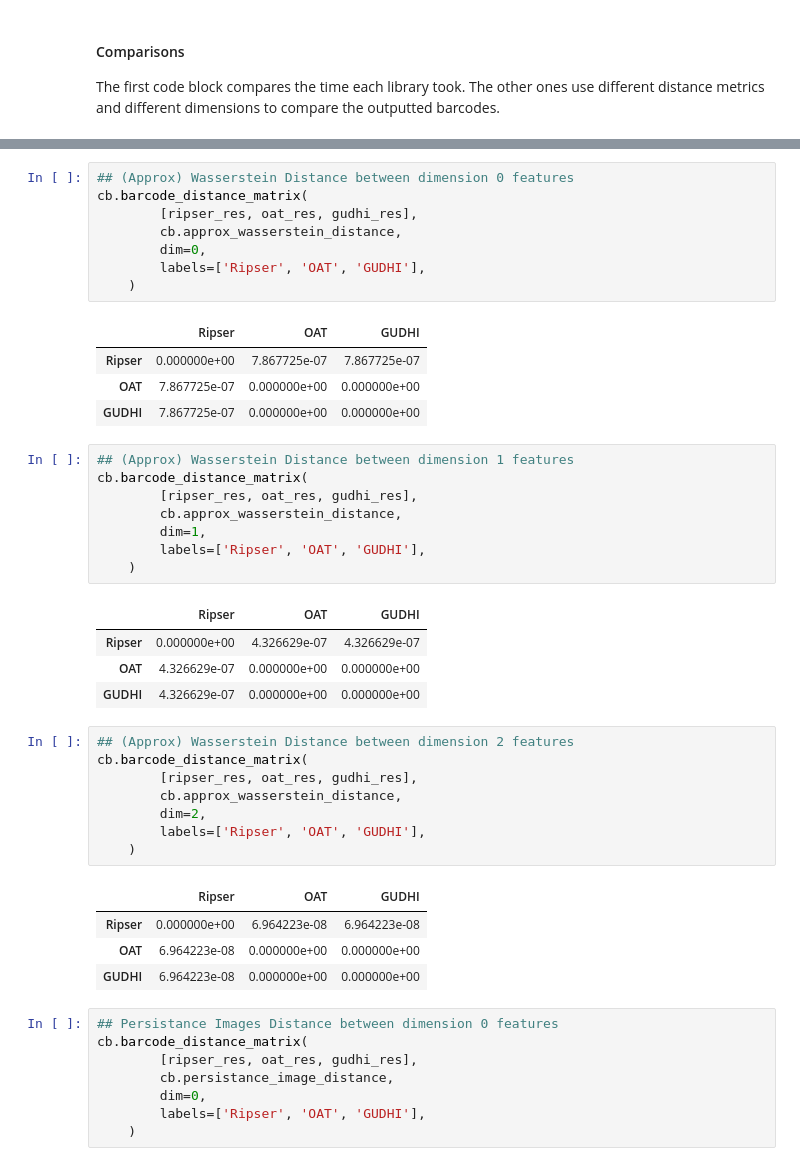
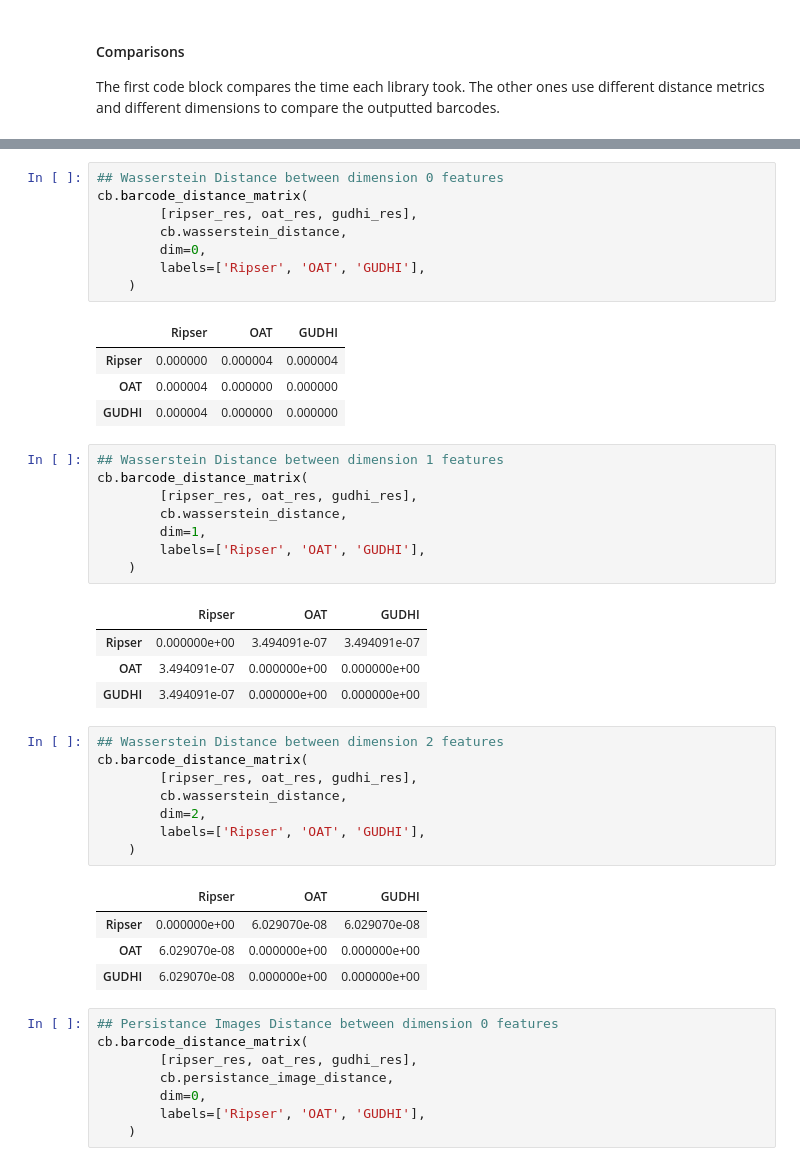
Before and after one commit to etscheelk/2024SummerTopo, a Jupyter notebook: Gavin/playtime/library_comparisons.ipynb, the cells around one changed output, grey strips where cells are left out. Drawn from its saved outputs; the diff is of its cells as text.

```diff
--- a/Gavin/playtime/library_comparisons.ipynb
+++ b/Gavin/playtime/library_comparisons.ipynb
@@ -158,42 +161,42 @@ pd.DataFrame(data={'Library': ['Ripser', 'OAT', 'GUDHI'], 'Time (sec)': [ripser_
 # %%
-## (Approx) Wasserstein Distance between dimension 0 features
+## Wasserstein Distance between dimension 0 features
 cb.barcode_distance_matrix(
         [ripser_res, oat_res, gudhi_res],
-        cb.approx_wasserstein_distance,
+        cb.wasserstein_distance,
         dim=0,
         labels=['Ripser', 'OAT', 'GUDHI'],
     )
 # %% [output]
 |  | Ripser | OAT | GUDHI |
-| Ripser | 0.000000e+00 | 7.867725e-07 | 7.867725e-07 |
-| OAT | 7.867725e-07 | 0.000000e+00 | 0.000000e+00 |
-| GUDHI | 7.867725e-07 | 0.000000e+00 | 0.000000e+00 |
+| Ripser | 0.000000 | 0.000004 | 0.000004 |
+| OAT | 0.000004 | 0.000000 | 0.000000 |
+| GUDHI | 0.000004 | 0.000000 | 0.000000 |
 # %%
-## (Approx) Wasserstein Distance between dimension 1 features
+## Wasserstein Distance between dimension 1 features
 cb.barcode_distance_matrix(
         [ripser_res, oat_res, gudhi_res],
-        cb.approx_wasserstein_distance,
+        cb.wasserstein_distance,
         dim=1,
         labels=['Ripser', 'OAT', 'GUDHI'],
     )
 # %% [output]
 |  | Ripser | OAT | GUDHI |
-| Ripser | 0.000000e+00 | 4.326629e-07 | 4.326629e-07 |
-| OAT | 4.326629e-07 | 0.000000e+00 | 0.000000e+00 |
-| GUDHI | 4.326629e-07 | 0.000000e+00 | 0.000000e+00 |
+| Ripser | 0.000000e+00 | 3.494091e-07 | 3.494091e-07 |
+| OAT | 3.494091e-07 | 0.000000e+00 | 0.000000e+00 |
+| GUDHI | 3.494091e-07 | 0.000000e+00 | 0.000000e+00 |
 # %%
-## (Approx) Wasserstein Distance between dimension 2 features
+## Wasserstein Distance between dimension 2 features
 cb.barcode_distance_matrix(
         [ripser_res, oat_res, gudhi_res],
-        cb.approx_wasserstein_distance,
+        cb.wasserstein_distance,
         dim=2,
         labels=['Ripser', 'OAT', 'GUDHI'],
     )
 # %% [output]
 |  | Ripser | OAT | GUDHI |
-| Ripser | 0.000000e+00 | 6.964223e-08 | 6.964223e-08 |
-| OAT | 6.964223e-08 | 0.000000e+00 | 0.000000e+00 |
-| GUDHI | 6.964223e-08 | 0.000000e+00 | 0.000000e+00 |
+| Ripser | 0.000000e+00 | 6.029070e-08 | 6.029070e-08 |
+| OAT | 6.029070e-08 | 0.000000e+00 | 0.000000e+00 |
+| GUDHI | 6.029070e-08 | 0.000000e+00 | 0.000000e+00 |
 # %%
 ## Persistance Images Distance between dimension 0 features
 cb.barcode_distance_matrix(
```
Also changed, not shown: parts of 23 cells of this notebook, 5 other files.
